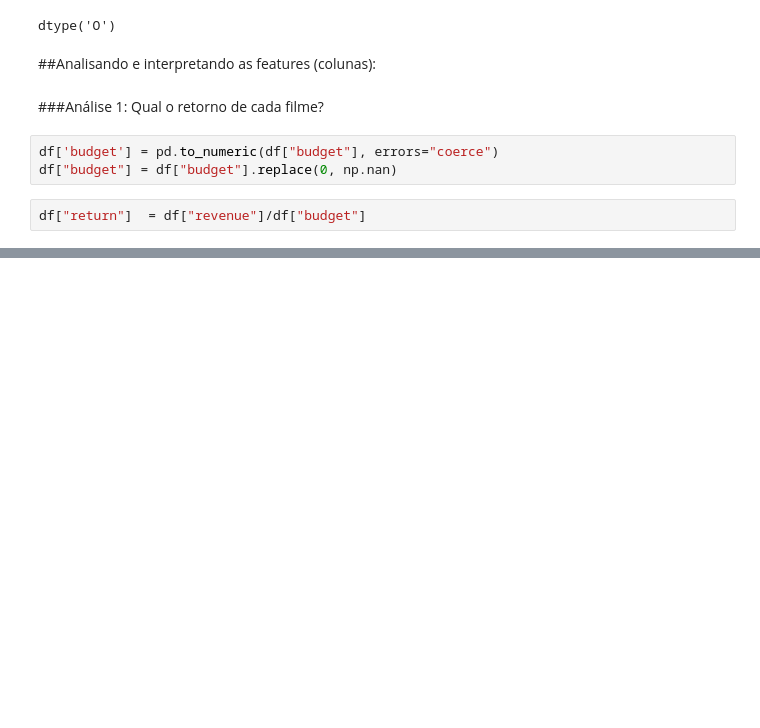
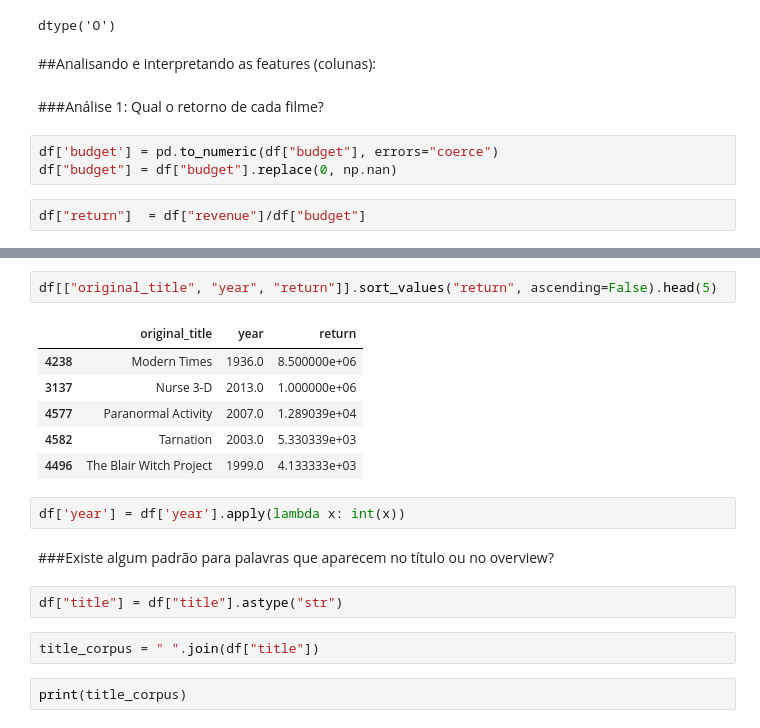
Before and after one commit to dansal0807/movie-recommendation, a Jupyter notebook: Datasets - Coleta de dados/Movie_recommendation(análise e exploração de dados).ipynb, the cells around one changed output, grey strips where cells are left out. Saved outputs shown, nothing was run; the diff lists cells and outputs as text; blank space fills up the shorter version.

```diff
--- a/Datasets - Coleta de dados/Movie_recommendation(análise e exploração de dados).ipynb
+++ b/Datasets - Coleta de dados/Movie_recommendation(análise e exploração de dados).ipynb
@@ -931,0 +1060,19 @@ df["return"].describe().round(2)
+# %%
+df[["original_title", "year", "return"]].sort_values("return", ascending=False).head(5)
+# %% [output]
+|  | original_title | year | return |
+| 4238 | Modern Times | 1936.0 | 8.500000e+06 |
+| 3137 | Nurse 3-D | 2013.0 | 1.000000e+06 |
+| 4577 | Paranormal Activity | 2007.0 | 1.289039e+04 |
+| 4582 | Tarnation | 2003.0 | 5.330339e+03 |
+| 4496 | The Blair Witch Project | 1999.0 | 4.133333e+03 |
+# %%
+df['year'] = df['year'].apply(lambda x: int(x))
+# %% [markdown]
+###Existe algum padrão para palavras que aparecem no título ou no overview?
+# %%
+df["title"] = df["title"].astype("str")
+# %%
+title_corpus = " ".join(df["title"])
+# %%
+print(title_corpus)
```
Also changed, not shown: parts of 37 cells of this notebook.
